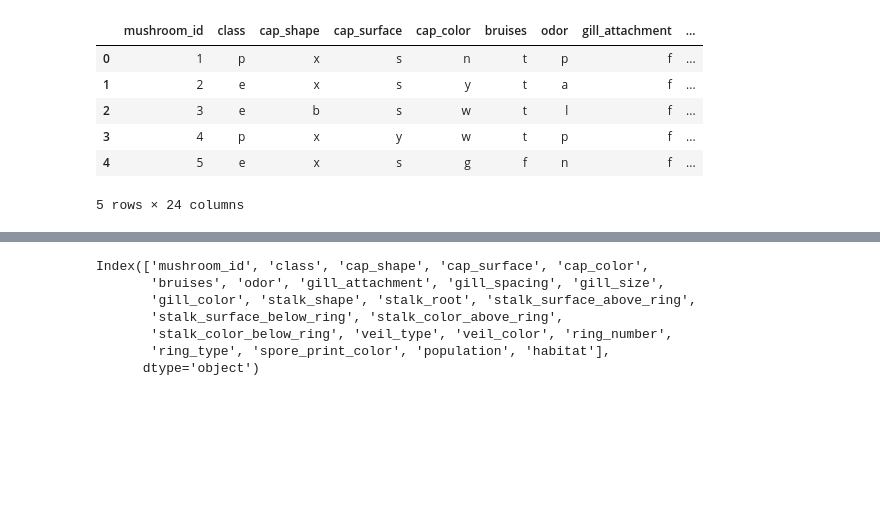
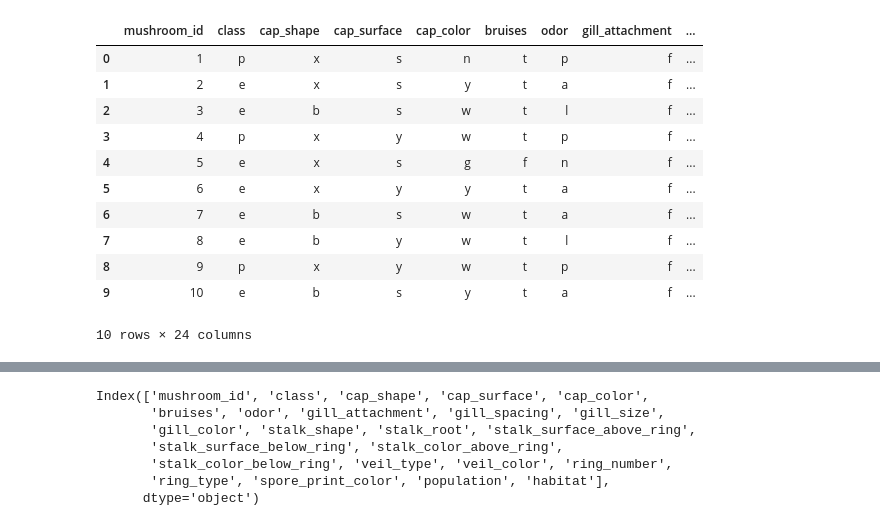
Before and after one commit to Vaishali715/Final_Project, a Jupyter notebook: mushrooms_neural_net.ipynb, the cells around one changed output, grey strips where cells are left out. Saved outputs shown, nothing was run; the diff lists cells and outputs as text; code cells hidden in the pictures; blank space fills up the shorter version.

```diff
--- a/mushrooms_neural_net.ipynb
+++ b/mushrooms_neural_net.ipynb
@@ -22,14 +25,19 @@ engine = create_engine(db_string)
 # %%
 # Import data from SQL db
 query = 'SELECT * FROM raw_mushroom;'
 mushroom_df = pd.read_sql(query, con=engine)
 
-mushroom_df.head()
+mushroom_df.head(10)
 # %% [output]
 |  | mushroom_id | class | cap_shape | cap_surface | cap_color | bruises | odor | gill_attachment | ... |
 | 0 | 1 | p | x | s | n | t | p | f | ... |
 | 1 | 2 | e | x | s | y | t | a | f | ... |
 | 2 | 3 | e | b | s | w | t | l | f | ... |
 | 3 | 4 | p | x | y | w | t | p | f | ... |
 | 4 | 5 | e | x | s | g | f | n | f | ... |
+| 5 | 6 | e | x | y | y | t | a | f | ... |
+| 6 | 7 | e | b | s | w | t | a | f | ... |
+| 7 | 8 | e | b | y | w | t | l | f | ... |
+| 8 | 9 | p | x | y | w | t | p | f | ... |
+| 9 | 10 | e | b | s | y | t | a | f | ... |
-5 rows × 24 columns
+10 rows × 24 columns
```
Also changed, not shown: parts of 31 cells of this notebook.
